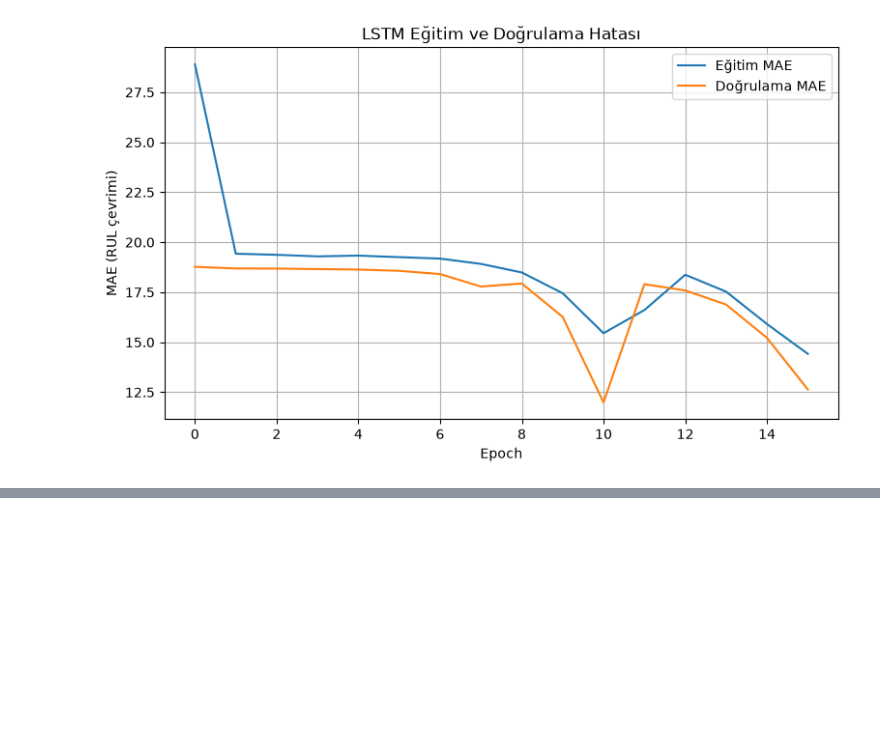
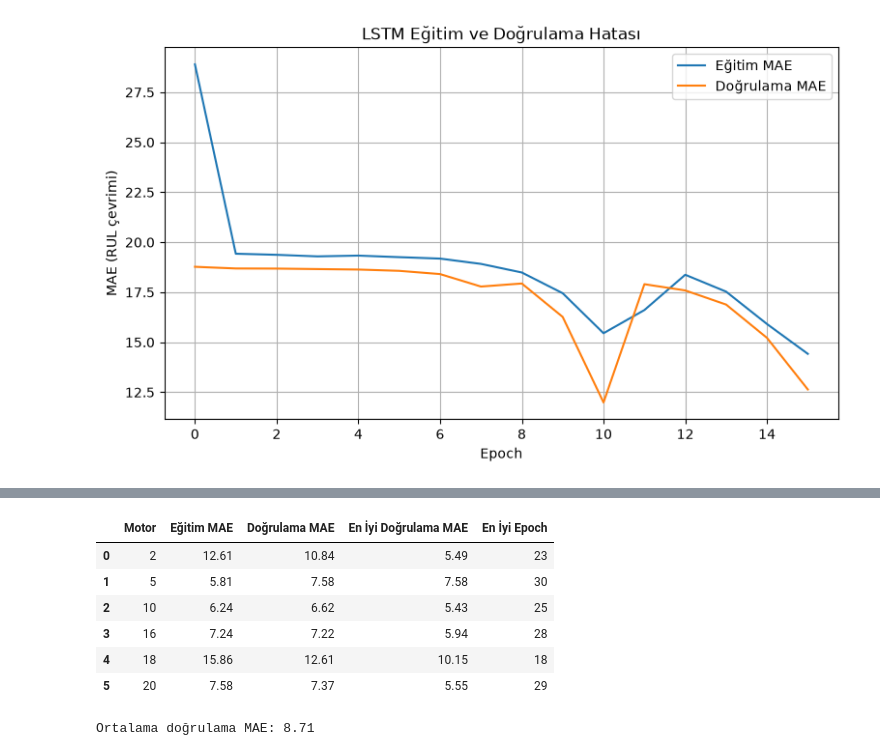
Before and after one commit to ilkinsoydas/End-to-End-PdM-Pipeline, a Jupyter notebook: n_cmapss/models/LSTM.ipynb, the cells around one changed output, grey strips where cells are left out. Cells and saved outputs as stored; diff of their text form; code cells hidden in the pictures; blank space fills up the shorter version.

```diff
--- a/n_cmapss/models/LSTM.ipynb
+++ b/n_cmapss/models/LSTM.ipynb
@@ -322,0 +461,32 @@ plt.show()
+# %%
+
+import pandas as pd
+
+results = []
+
+for motor, history in fold_histories.items():
+    results.append({
+        "Motor": motor,
+        "Eğitim MAE": history["mae"][-1],
+        "Doğrulama MAE": history["val_mae"][-1],
+        "En İyi Doğrulama MAE": min(history["val_mae"]),
+        "En İyi Epoch": np.argmin(history["val_mae"]) + 1
+    })
+
+df_results = pd.DataFrame(results)
+
+display(df_results.round(2))
+
+print(
+    "Ortalama doğrulama MAE:",
+    round(df_results["Doğrulama MAE"].mean(), 2)
+)
+# %% [output]
+|  | Motor | Eğitim MAE | Doğrulama MAE | En İyi Doğrulama MAE | En İyi Epoch |
+| 0 | 2 | 12.61 | 10.84 | 5.49 | 23 |
+| 1 | 5 | 5.81 | 7.58 | 7.58 | 30 |
+| 2 | 10 | 6.24 | 6.62 | 5.43 | 25 |
+| 3 | 16 | 7.24 | 7.22 | 5.94 | 28 |
+| 4 | 18 | 15.86 | 12.61 | 10.15 | 18 |
+| 5 | 20 | 7.58 | 7.37 | 5.55 | 29 |
+Ortalama doğrulama MAE: 8.71
```
Also changed, not shown: parts of 6 cells of this notebook, 2 other files.
